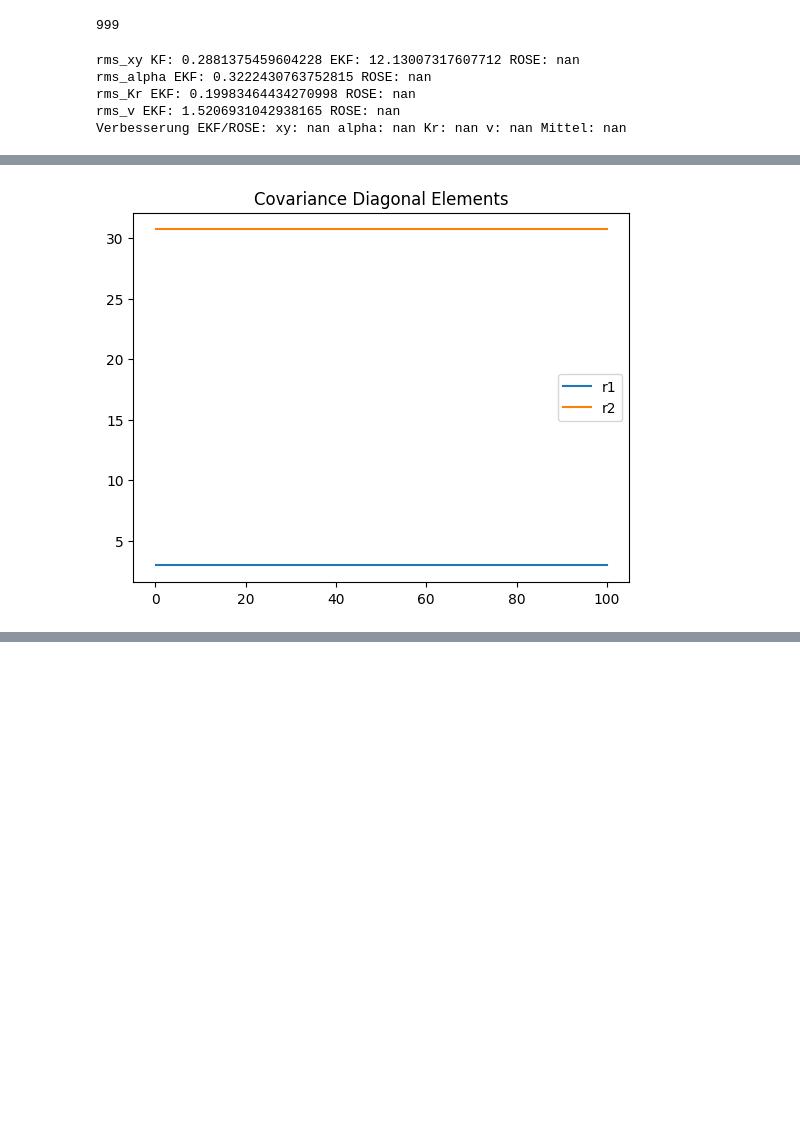
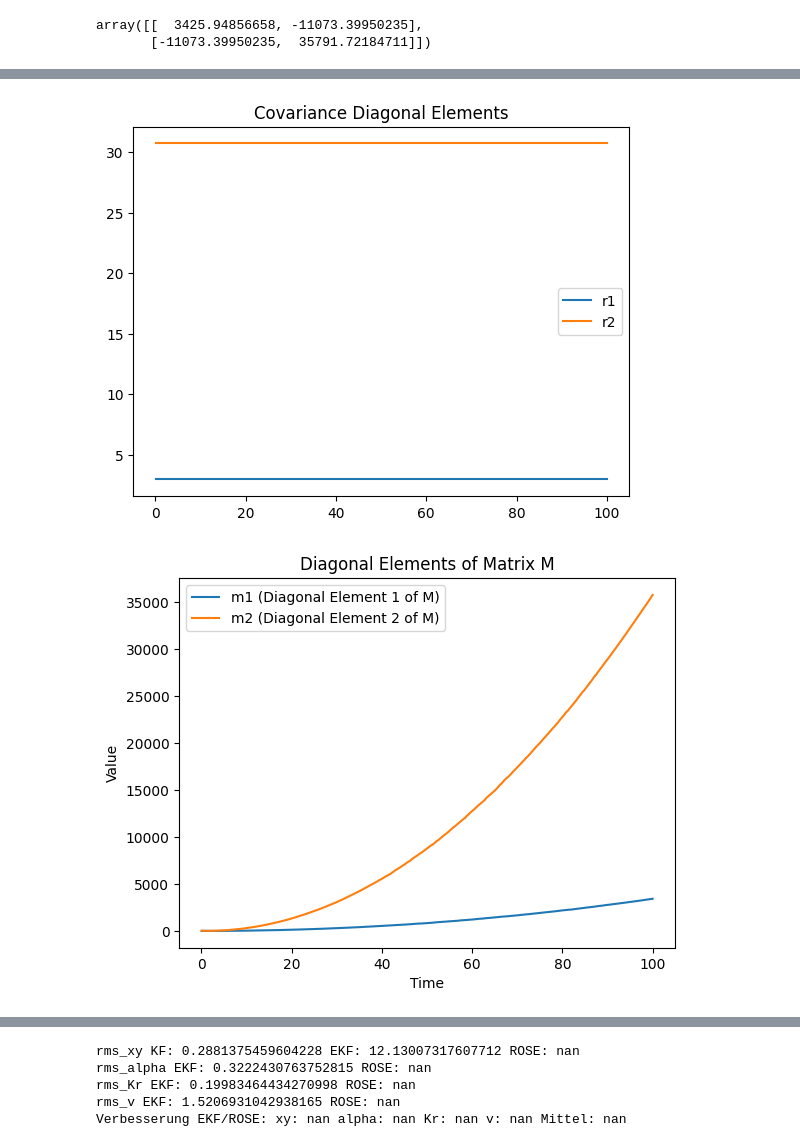
Before and after one commit to surfloco/research_project_ws23, a Jupyter notebook: final/ekf_and_rose_M_update/EKF_Rose_parts_const_v.ipynb, the cells around one changed output, grey strips where cells are left out. Cells and saved outputs as stored; diff of their text form; code cells hidden in the pictures; blank space fills up the shorter version.

Commit message:
Store and plot diagonal of matrix M and third element

```diff
--- a/final/ekf_and_rose_M_update/EKF_Rose_parts_const_v.ipynb
+++ b/final/ekf_and_rose_M_update/EKF_Rose_parts_const_v.ipynb
@@ -97,7 +97,7 @@ import numpy as np
 # Kr = np.zeros(y.shape[1])
 # v = np.zeros(y.shape[1])
 
-xR, yR, r1, r2, xP, yP, alpha, Kr, v = ([] for i in range(9))
+xR, yR, r1, r2, xP, yP, alpha, Kr, v, m1, m2, m3 = ([] for i in range(12))
 
 
 for k in range(len(y.T)):
@@ -121,6 +121,12 @@ for k in range(len(y.T)):
     # M_diff = dy - Cj @ x_dach
     M_update = np.outer(dy, dy)
     M = Alpha_M * M_update + (1 - Alpha_M) * M
+
+    # Append the diagonal elements of M to the lists
+    m1.append(M[0, 0])
+    m2.append(M[1, 1])
+    # Append the third element of M to the list
+    m3.append(M[1, 0])
 
 
     invM = np.linalg.inv(M)
@@ -169,10 +175,9 @@ for k in range(len(y.T)):
     ROSE_v = v
 
 M
-invM
-k
 # %% [output]
-999
+array([[  3425.94856658, -11073.39950235],
+       [-11073.39950235,  35791.72184711]])
 # %%
 import pandas as pd
 import numpy as np
@@ -299,6 +304,25 @@ plt.plot(t, r1, label='r1')
 plt.plot(t, r2, label='r2')
 plt.title('Covariance Diagonal Elements')
 plt.legend()
+
+# Plotting the diagonal elements of M
+plt.figure(4)
+plt.plot(t, m1, label='m1 (Diagonal Element 1 of M)')
+plt.plot(t, m2, label='m2 (Diagonal Element 2 of M)')
+plt.title('Diagonal Elements of Matrix M')
+plt.xlabel('Time')
+plt.ylabel('Value')
+plt.legend()
+plt.show()
+
+# Plotting the third element of M
+plt.figure(5)
+plt.plot(t, m3, label='Third Element of M')
+plt.title('Third Element of Matrix M Over Time')
+plt.xlabel('Time')
+plt.ylabel('Value')
+plt.legend()
+plt.show()
 
 
 # RMS Calculations
@@ -327,35 +351,31 @@ improvement = [rms_EKF_xy/rms_ROSE_xy, rms_EKF_a/rms_ROSE_a, rms_EKF_Kr/rms_ROSE
 print(f'Verbesserung EKF/ROSE: xy: {improvement[0]} alpha: {improvement[1]} Kr: {improvement[2]} v: {improvement[3]} Mittel: {np.mean(improvement)}')
 
 # Saving to a file
 data = {
     'time': time,
     'Pos_x': Pos_x,
     'Pos_y': Pos_y,
     'GT_x': GT_x,
     'GT_y': GT_y,
     'GT_alpha': GT_alpha,
     'GT_Kr': GT_Kr,
     'GT_v': GT_v,
     'ROSE_x': ROSE_x,
     'ROSE_y': ROSE_y,
     'ROSE_alpha': ROSE_alpha,
     'ROSE_Kr': ROSE_Kr,
     'ROSE_v': ROSE_v,
     'EKF_x': EKF_x,
     'EKF_y': EKF_y,
     'EKF_alpha': EKF_alpha,
     'EKF_Kr': EKF_Kr,
     'EKF_v': EKF_v
 }
 
 df_to_save = pd.DataFrame(data)
 df_to_save.to_csv('EKF_Rose_data2.csv', sep=',', index=False)
 # %% [output]
-rms_xy KF: 0.2881375459604228 EKF: 12.13007317607712 ROSE: nan
-rms_alpha EKF: 0.3222430763752815 ROSE: nan
-rms_Kr EKF: 0.19983464434270998 ROSE: nan
-rms_v EKF: 1.5206931042938165 ROSE: nan
-Verbesserung EKF/ROSE: xy: nan alpha: nan Kr: nan v: nan Mittel: nan
 [figure]
 [figure]
 [figure]
+[figure, added]
@@ -361,0 +383,5 @@ Verbesserung EKF/ROSE: xy: nan alpha: nan Kr: nan v: nan Mittel: nan
+rms_xy KF: 0.2881375459604228 EKF: 12.13007317607712 ROSE: nan
+rms_alpha EKF: 0.3222430763752815 ROSE: nan
+rms_Kr EKF: 0.19983464434270998 ROSE: nan
+rms_v EKF: 1.5206931042938165 ROSE: nan
+Verbesserung EKF/ROSE: xy: nan alpha: nan Kr: nan v: nan Mittel: nan
```
Also changed, not shown: parts of 1 cell of this notebook.
